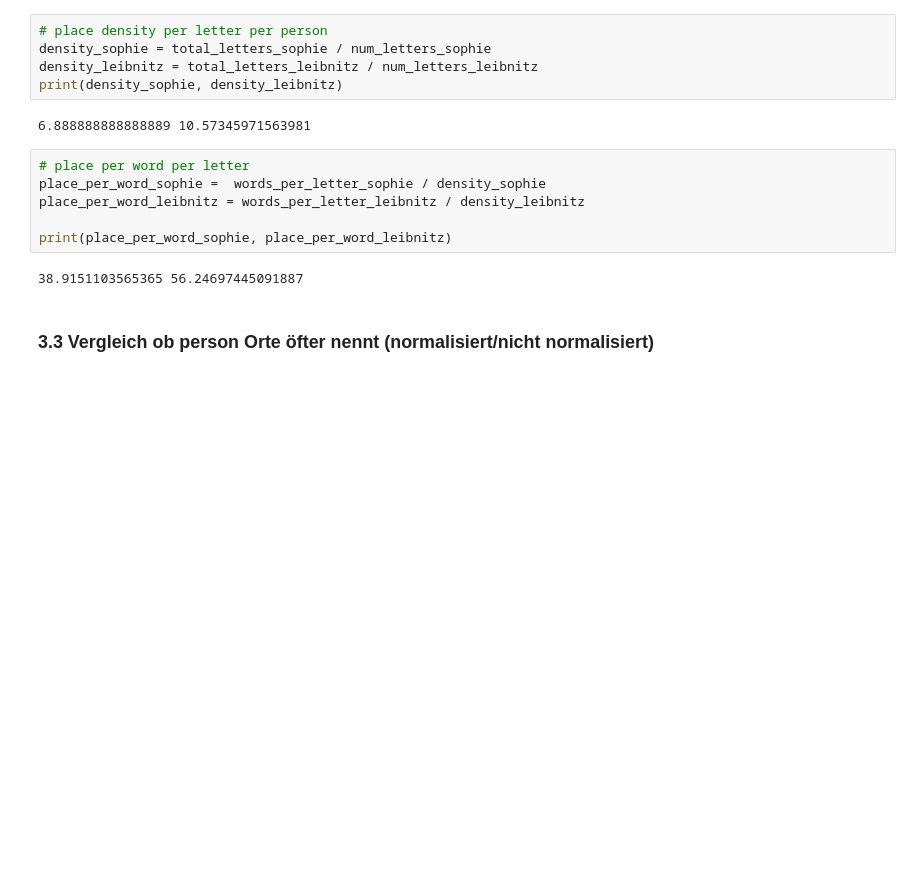
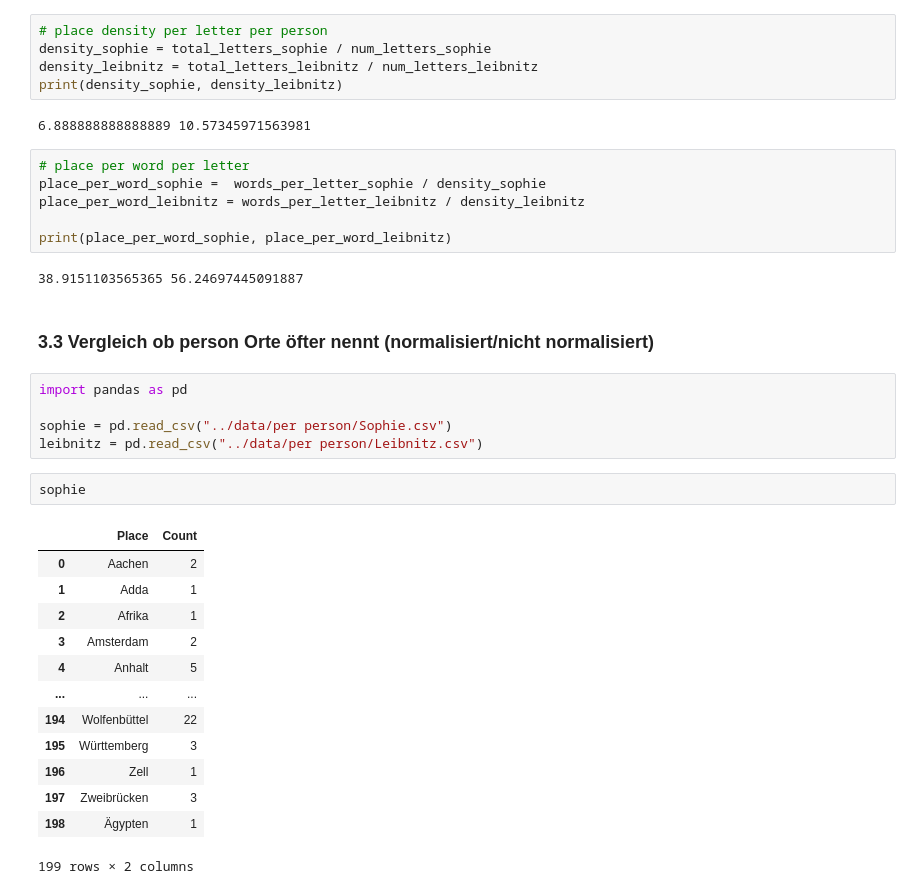
Before and after one commit to Sprum/Leibnitz_letters, a Jupyter notebook: analysis/Analysis.ipynb, the cells around one changed output. Saved outputs shown, nothing was run; the diff lists cells and outputs as text; blank space fills up the shorter version.

```diff
--- a/analysis/Analysis.ipynb
+++ b/analysis/Analysis.ipynb
@@ -206,3 +208,24 @@ print(place_per_word_sophie, place_per_word_leibnitz)
 38.9151103565365 56.24697445091887
 # %% [markdown]
 ### 3.3 Vergleich ob person Orte öfter nennt (normalisiert/nicht normalisiert)
+# %%
+import pandas as pd
+
+sophie = pd.read_csv("../data/per person/Sophie.csv")
+leibnitz = pd.read_csv("../data/per person/Leibnitz.csv")
+# %%
+sophie
+# %% [output]
+|  | Place | Count |
+| 0 | Aachen | 2 |
+| 1 | Adda | 1 |
+| 2 | Afrika | 1 |
+| 3 | Amsterdam | 2 |
+| 4 | Anhalt | 5 |
+| ... | ... | ... |
+| 194 | Wolfenbüttel | 22 |
+| 195 | Württemberg | 3 |
+| 196 | Zell | 1 |
+| 197 | Zweibrücken | 3 |
+| 198 | Ägypten | 1 |
+199 rows × 2 columns
```
Also changed, not shown: parts of 18 cells of this notebook, 6 other files.
